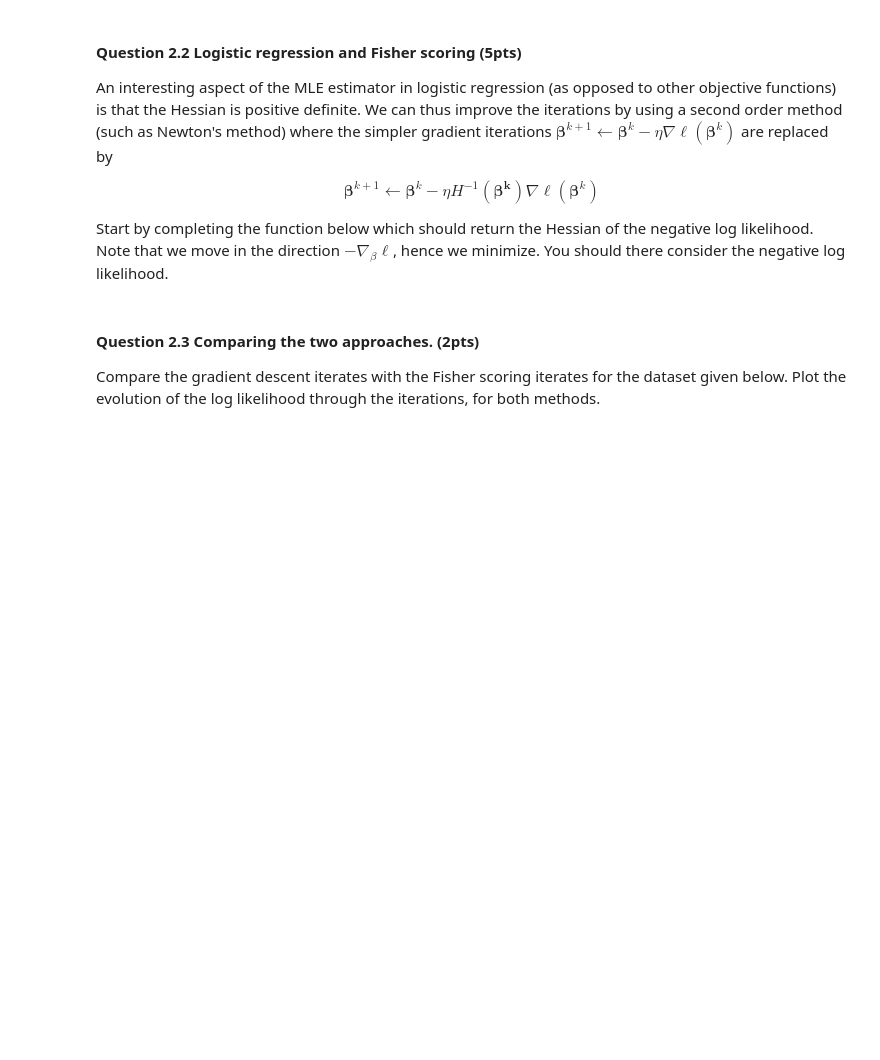
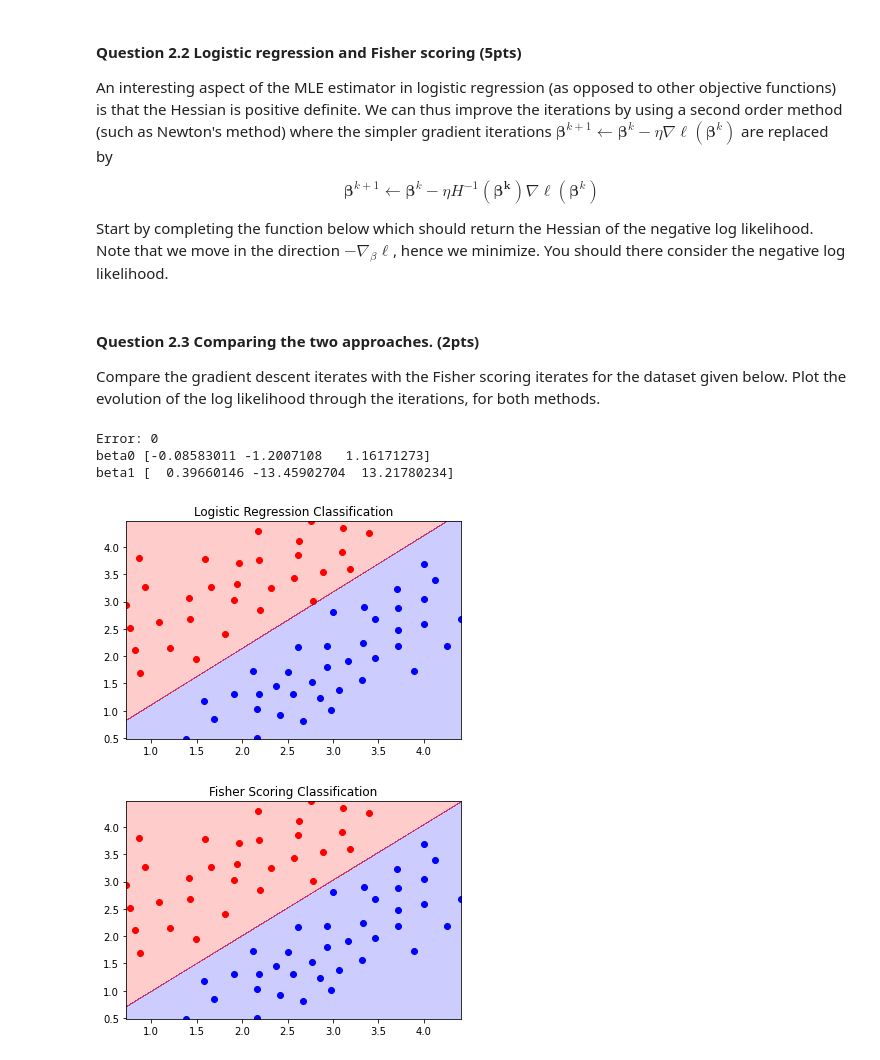
Before and after one commit to GavinJin0501/Introduction2MLSpring2022, a Jupyter notebook: Assignments/Assignment2/Jiayao_assignment2.ipynb, the cells around one changed output. Drawn from its saved outputs; the diff is of its cells as text; code cells hidden in the pictures; blank space fills up the shorter version.

```diff
--- a/Assignments/Assignment2/Jiayao_assignment2.ipynb
+++ b/Assignments/Assignment2/Jiayao_assignment2.ipynb
@@ -176,11 +273,20 @@ $$\mathbf{\beta}^{k+1}\leftarrow \mathbf{\beta}^k - \eta H^{-1}(\mathbf{\beta^k}
 
 Start by completing the function below which should return the Hessian of the negative log likelihood. Note that we move in the direction $-\nabla_{\beta}\ell$, hence we minimize. You should there consider the negative log likelihood.
 # %%
-def HessianMLE(beta):
+import numpy as np
+
+def HessianMLE(beta, X, deriv_sig, Y):
 
     '''Function should return the Hessian (see https://en.wikipedia.org/wiki/Hessian_matrix)
     of the log likelihood at a particular value of the weights beta'''
+    size = beta.shape[0]
+    HessianMatrix = np.zeros((size, size))
+    N = X.shape[0]
 
-
+    # first deri beta
+    for i in range(size):
+        # second deri beta
+        for j in range(size):
+            HessianMatrix[i, j] = - np.sum(deriv_sig * X[:, i] * X[:, j]) / N
     return HessianMatrix
 # %%
@@ -213,14 +325,71 @@ Compare the gradient descent iterates with the Fisher scoring iterates for the d
 # %%
 import numpy as np
 import matplotlib.pyplot as plt
+import scipy.io
+from matplotlib.colors import ListedColormap
 
-import scipy.io
 class1 = scipy.io.loadmat('class1HW1_LR.mat')['class1']
 class0 = scipy.io.loadmat('class2HW1_LR.mat')['class2']
 
 targets_class1 = np.ones(np.shape(class1)[0])
 targets_class0 = np.zeros(np.shape(class0)[0])
 
-plt.scatter(class1[:,0], class1[:,1], c = 'r')
-plt.scatter(class2[:,0], class2[:,1], c = 'b')
-plt.show()
+data = np.vstack((class0, class1))
+Xtilde = np.hstack((np.ones((np.shape(data)[0], 1)) , data))
+targets = np.hstack((targets_class0, targets_class1))
+
+eta = .01
+MAX_ITER = 700
+# beta_init = np.random.uniform(0, 1, (3, ))
+beta_init = np.zeros((3, ))
+beta0 = np.copy(beta_init)
+beta0, loss0 = solve_logisticRegression(Xtilde, targets, beta0, MAX_ITER, eta)
+
+beta1 = np.copy(beta_init)
+beta1, loss1 = Fisher_scoring(beta1, MAX_ITER, eta, Xtilde, targets)
+
+# beta1 = np.array([2.84647051, -26.43339049,  25.32342036])
+print("beta0", beta0)
+print("beta1", beta1)
+# %% [output]
+Error: 0
+beta0 [-0.08583011 -1.2007108   1.16171273]
+beta1 [  0.39660146 -13.45902704  13.21780234]
+# %%
+# Find the range for the plane
+x1_min = np.min(data[:, 0])
+x1_max = np.max(data[:, 0])
+x2_min = np.min(data[:, 1])
+x2_max = np.max(data[:, 1])
+
+# Generate meshgrid
+xx1 = np.linspace(x1_min, x1_max, 1000)
+xx2 = np.linspace(x2_min, x2_max, 1000)
+xx1grid, xx2grid = np.meshgrid(xx1, xx2)
+
+# Predict the plane
+Xprediction = np.vstack((xx1grid.flatten(), xx2grid.flatten())).T
+Xprediction = np.hstack((np.ones((np.shape(Xprediction)[0], 1)) , Xprediction))
+prediction = sigmoid(np.dot(Xprediction, beta0))[0]
+cm_bright = ListedColormap(["blue", "red"])
+
+plt.title("Logistic Regression Classification")
+plt.scatter(class1[:,0], class1[:,1], c = 'r')
+plt.scatter(class0[:,0], class0[:,1], c = 'b')
+plt.contourf(xx1grid, xx2grid, np.reshape(prediction>0.5, np.shape(xx1grid)),cmap=cm_bright, alpha=0.2)
+plt.show()
+
+# Predict the plane
+Xprediction = np.vstack((xx1grid.flatten(), xx2grid.flatten())).T
+Xprediction = np.hstack((np.ones((np.shape(Xprediction)[0], 1)) , Xprediction))
+prediction = sigmoid(np.dot(Xprediction, beta1))[0]
+cm_bright = ListedColormap(["blue", "red"])
+
+plt.title("Fisher Scoring Classification")
+plt.scatter(class1[:,0], class1[:,1], c = 'r')
+plt.scatter(class0[:,0], class0[:,1], c = 'b')
+plt.contourf(xx1grid, xx2grid, np.reshape(prediction>0.5, np.shape(xx1grid)),cmap=cm_bright, alpha=0.2)
+plt.show()
+# %% [output]
+[figure, added]
+[figure, added]
```
Also changed, not shown: parts of 12 cells of this notebook, 6 other files.
